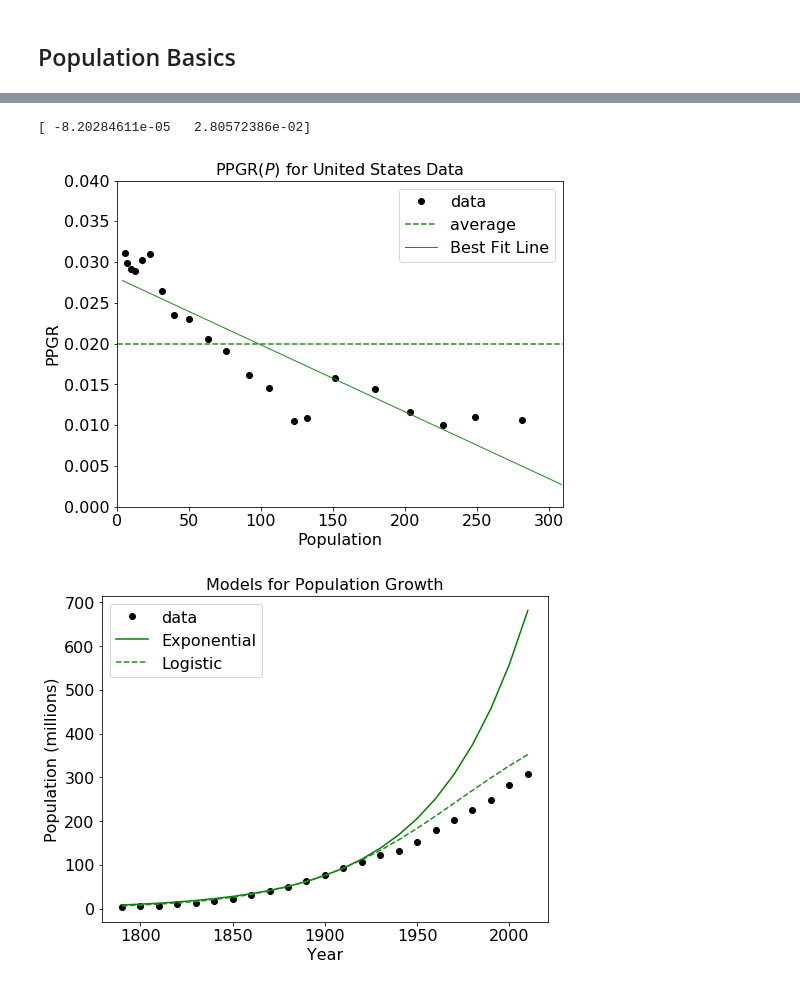
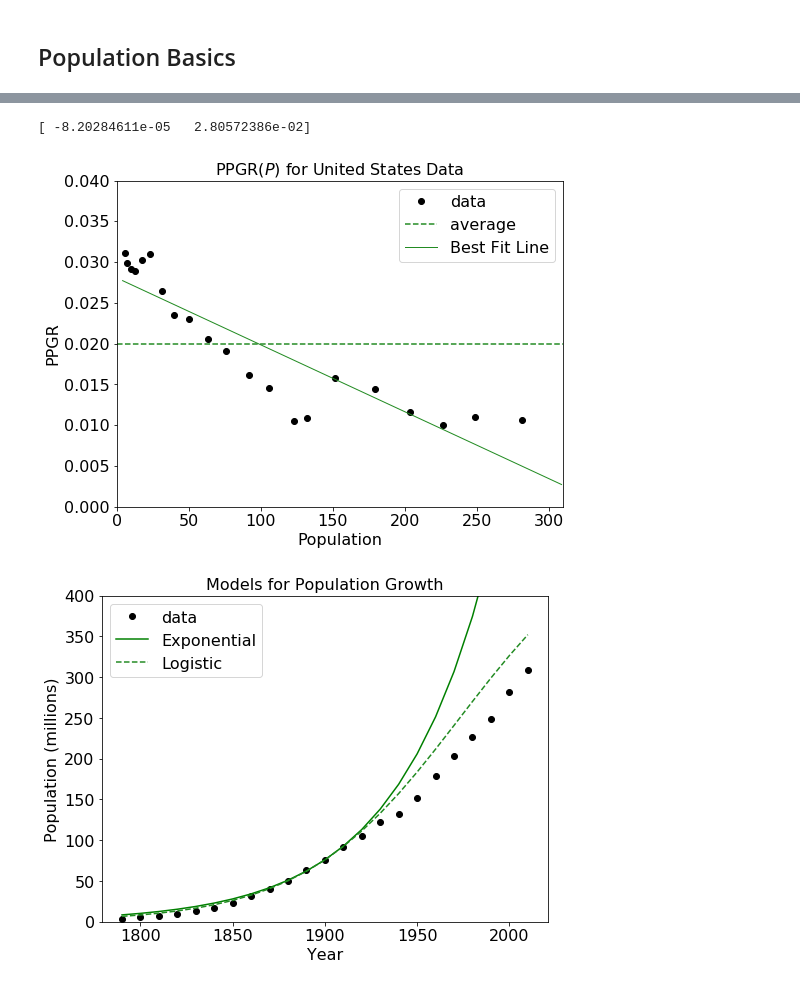
Before and after one commit to BananaBonanza/cwuMath475, a Jupyter notebook: PopBasics.ipynb, the cells around one changed output, grey strips where cells are left out. Cells and saved outputs as stored; diff of their text form; code cells hidden in the pictures.

```diff
--- a/PopBasics.ipynb
+++ b/PopBasics.ipynb
@@ -117,31 +117,32 @@ def US_Gomp(t,P0,L):
 #I will next set a value for the limit of growth in the US. At present, this value is arbitrary.
 #Hopefully I will be able to find a better value for this later.
 
 L = 500
 
 """For the sake of experimentation, the following is a test of the defined function above. Delete these three quotation
 marks and the ones from the documentation below in order to comment it out."""
 plt.figure(figsize=(8,6))
 #
 #First, the data
 plt.plot(USYears, USPop, 'o', color='k', label='data')
 #Next, the possible exponential function
 plt.plot(USYears, US_exp(USYears-1900,USPop[11],avgPPGR), color='green',label='Exponential')
 #A possible logistic model
 plt.plot(USYears, US_log(USYears-1900,USPop[11],L), linestyle="--", color='#228B22',label = 'Logistic')
 #and finally a possible Gompertz model
 #plt.plot(USYears, US_Gomp(USYears-1900,USPop[11],L), label = 'Gompertz')
 plt.legend(loc=2, fontsize=16)
 plt.title('Models for Population Growth', fontsize=16)
 plt.xlabel('Year', fontsize=16)
 plt.ylabel('Population (millions)', fontsize=16)
+plt.ylim(0,400)
 plt.savefig('USModelsFirst.png')
 plt.show()
 plt.close()
 
 #Remove the pound to comment out the above plot"""
 # %% [output]
 [figure]
 [ -8.20284611e-05   2.80572386e-02]
 [figure]
-[figure, old version]
+[figure, new version]
```
Also changed, not shown: 2 other files.
